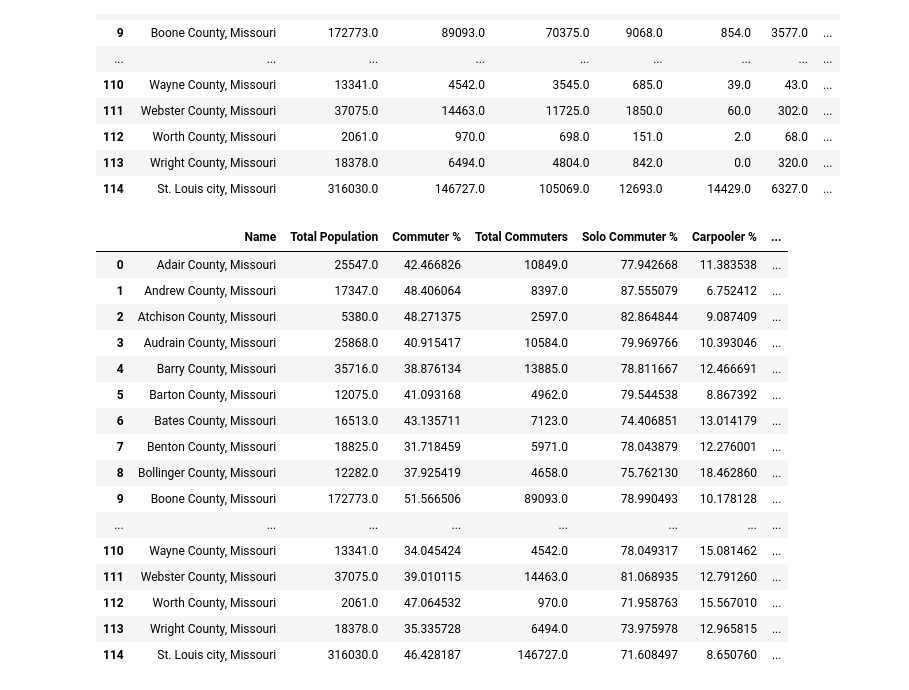
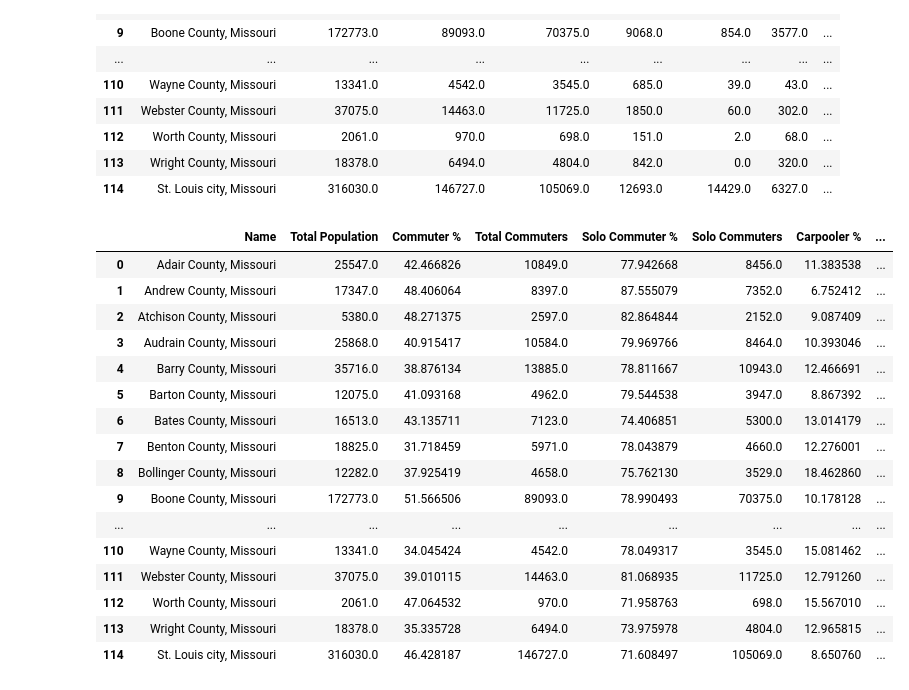
Before and after one commit to Ampwy5/Project1Git-, a Jupyter notebook: Data Retrieval & Cleaning/Data Retrieval & Cleaning 1.ipynb, the cells around one changed output. Saved outputs shown, nothing was run; the diff lists cells and outputs as text; code cells hidden in the pictures.

Commit message:
reworked data tables to include raw #s of commute type per county

```diff
--- a/Data Retrieval & Cleaning/Data Retrieval & Cleaning 1.ipynb
+++ b/Data Retrieval & Cleaning/Data Retrieval & Cleaning 1.ipynb
@@ -162,47 +163,51 @@ county_data
 # %%
 #calculate commuter %
 county_data["Commuter %"] = county_data["Total Commuters"] / county_data["Total Population"] * 100
 
 #list commute type columns
 commute_types = ["Solo Commuters", "Carpoolers", "Public Transit", "Walking", "Other Transit"]
 #calculate commute type %s
 commute_type_percents = [county_data[commute_type] / county_data["Total Commuters"] * 100 for commute_type in commute_types]
 
 #store %s in new columns per commute type
 county_data["Solo Commuter %"] = commute_type_percents[0]
 county_data["Carpooler %"] = commute_type_percents[1]
 county_data["Public Transit %"] = commute_type_percents[2]
 county_data["Walking %"] = commute_type_percents[3]
 county_data["Other Transit %"] = commute_type_percents[4]
 
 #locate columns for new data frame
 county_commute_data = county_data.loc[:, ["Name", "Total Population", "Commuter %", "Total Commuters",
-                                   "Solo Commuter %", "Carpooler %", "Public Transit %",
-                                   "Walking %", "Other Transit %"]]
+                                          "Solo Commuter %", "Solo Commuters", "Carpooler %", "Carpoolers",
+                                          "Public Transit %", "Public Transit","Walking %", "Walking",
+                                          "Other Transit %", "Other Transit"]]
+
+
 #reorder columns
 county_commute_data = county_commute_data[["Name", "Total Population", "Commuter %", "Total Commuters",
-                                   "Solo Commuter %", "Carpooler %", "Public Transit %",
-                                   "Walking %", "Other Transit %"]]
+                                          "Solo Commuter %", "Solo Commuters", "Carpooler %", "Carpoolers",
+                                          "Public Transit %", "Public Transit","Walking %", "Walking",
+                                          "Other Transit %", "Other Transit"]]
 
 county_commute_data
 # %% [output]
-|  | Name | Total Population | Commuter % | Total Commuters | Solo Commuter % | Carpooler % | ... |
-| 0 | Adair County, Missouri | 25547.0 | 42.466826 | 10849.0 | 77.942668 | 11.383538 | ... |
-| 1 | Andrew County, Missouri | 17347.0 | 48.406064 | 8397.0 | 87.555079 | 6.752412 | ... |
-| 2 | Atchison County, Missouri | 5380.0 | 48.271375 | 2597.0 | 82.864844 | 9.087409 | ... |
-| 3 | Audrain County, Missouri | 25868.0 | 40.915417 | 10584.0 | 79.969766 | 10.393046 | ... |
-| 4 | Barry County, Missouri | 35716.0 | 38.876134 | 13885.0 | 78.811667 | 12.466691 | ... |
-| 5 | Barton County, Missouri | 12075.0 | 41.093168 | 4962.0 | 79.544538 | 8.867392 | ... |
-| 6 | Bates County, Missouri | 16513.0 | 43.135711 | 7123.0 | 74.406851 | 13.014179 | ... |
-| 7 | Benton County, Missouri | 18825.0 | 31.718459 | 5971.0 | 78.043879 | 12.276001 | ... |
-| 8 | Bollinger County, Missouri | 12282.0 | 37.925419 | 4658.0 | 75.762130 | 18.462860 | ... |
-| 9 | Boone County, Missouri | 172773.0 | 51.566506 | 89093.0 | 78.990493 | 10.178128 | ... |
-| ... | ... | ... | ... | ... | ... | ... | ... |
-| 110 | Wayne County, Missouri | 13341.0 | 34.045424 | 4542.0 | 78.049317 | 15.081462 | ... |
-| 111 | Webster County, Missouri | 37075.0 | 39.010115 | 14463.0 | 81.068935 | 12.791260 | ... |
-| 112 | Worth County, Missouri | 2061.0 | 47.064532 | 970.0 | 71.958763 | 15.567010 | ... |
-| 113 | Wright County, Missouri | 18378.0 | 35.335728 | 6494.0 | 73.975978 | 12.965815 | ... |
-| 114 | St. Louis city, Missouri | 316030.0 | 46.428187 | 146727.0 | 71.608497 | 8.650760 | ... |
+|  | Name | Total Population | Commuter % | Total Commuters | Solo Commuter % | Solo Commuters | Carpooler % | ... |
+| 0 | Adair County, Missouri | 25547.0 | 42.466826 | 10849.0 | 77.942668 | 8456.0 | 11.383538 | ... |
+| 1 | Andrew County, Missouri | 17347.0 | 48.406064 | 8397.0 | 87.555079 | 7352.0 | 6.752412 | ... |
+| 2 | Atchison County, Missouri | 5380.0 | 48.271375 | 2597.0 | 82.864844 | 2152.0 | 9.087409 | ... |
+| 3 | Audrain County, Missouri | 25868.0 | 40.915417 | 10584.0 | 79.969766 | 8464.0 | 10.393046 | ... |
+| 4 | Barry County, Missouri | 35716.0 | 38.876134 | 13885.0 | 78.811667 | 10943.0 | 12.466691 | ... |
+| 5 | Barton County, Missouri | 12075.0 | 41.093168 | 4962.0 | 79.544538 | 3947.0 | 8.867392 | ... |
+| 6 | Bates County, Missouri | 16513.0 | 43.135711 | 7123.0 | 74.406851 | 5300.0 | 13.014179 | ... |
+| 7 | Benton County, Missouri | 18825.0 | 31.718459 | 5971.0 | 78.043879 | 4660.0 | 12.276001 | ... |
+| 8 | Bollinger County, Missouri | 12282.0 | 37.925419 | 4658.0 | 75.762130 | 3529.0 | 18.462860 | ... |
+| 9 | Boone County, Missouri | 172773.0 | 51.566506 | 89093.0 | 78.990493 | 70375.0 | 10.178128 | ... |
+| ... | ... | ... | ... | ... | ... | ... | ... | ... |
+| 110 | Wayne County, Missouri | 13341.0 | 34.045424 | 4542.0 | 78.049317 | 3545.0 | 15.081462 | ... |
+| 111 | Webster County, Missouri | 37075.0 | 39.010115 | 14463.0 | 81.068935 | 11725.0 | 12.791260 | ... |
+| 112 | Worth County, Missouri | 2061.0 | 47.064532 | 970.0 | 71.958763 | 698.0 | 15.567010 | ... |
+| 113 | Wright County, Missouri | 18378.0 | 35.335728 | 6494.0 | 73.975978 | 4804.0 | 12.965815 | ... |
+| 114 | St. Louis city, Missouri | 316030.0 | 46.428187 | 146727.0 | 71.608497 | 105069.0 | 8.650760 | ... |
 # %%
 ##find coordinates for each county
 #set base url for google maps geocoding
```
Also changed, not shown: parts of 2 cells of this notebook, 4 other files.
